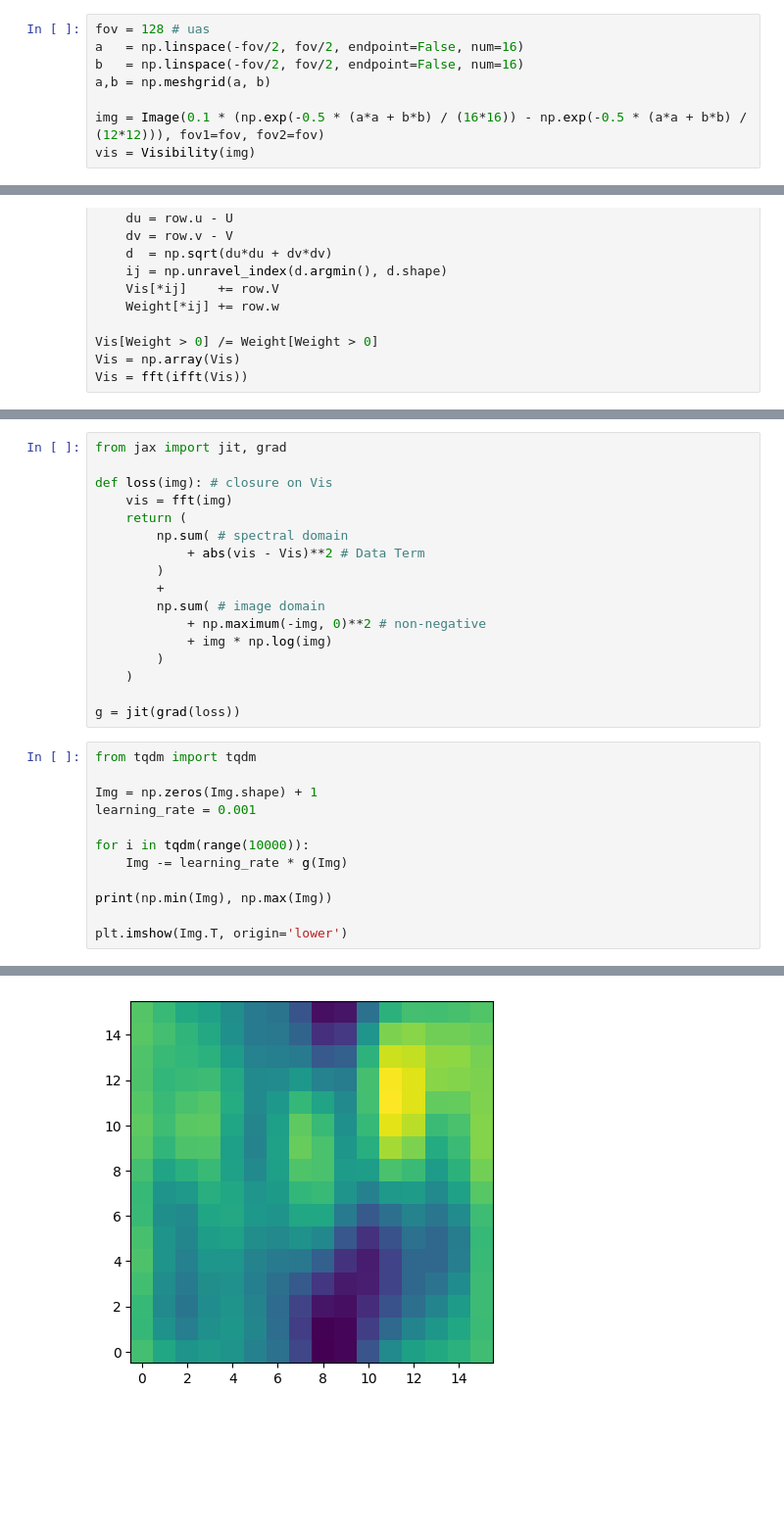
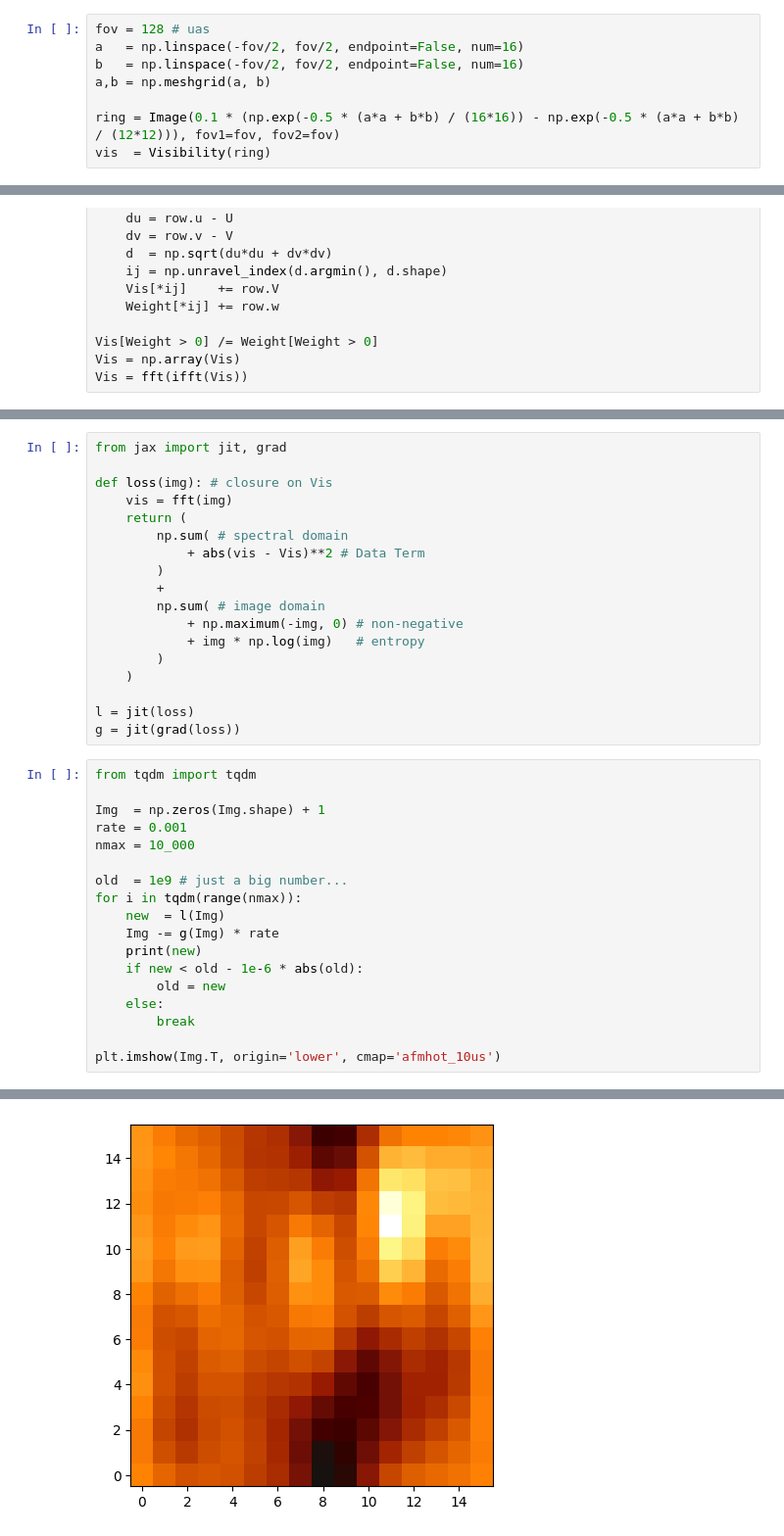
Before and after one commit to rndsrc/img, a Jupyter notebook: img.ipynb, the cells around one changed output, grey strips where cells are left out. Shown at 98% size. Saved outputs shown, nothing was run; the diff lists cells and outputs as text; blank space fills up the shorter version.

```diff
--- a/img.ipynb
+++ b/img.ipynb
@@ -232,7 +232,7 @@ a   = np.linspace(-fov/2, fov/2, endpoint=False, num=16)
 b   = np.linspace(-fov/2, fov/2, endpoint=False, num=16)
 a,b = np.meshgrid(a, b)
 
-img = Image(0.1 * (np.exp(-0.5 * (a*a + b*b) / (16*16)) - np.exp(-0.5 * (a*a + b*b) / (12*12))), fov1=fov, fov2=fov)
-vis = Visibility(img)
+ring = Image(0.1 * (np.exp(-0.5 * (a*a + b*b) / (16*16)) - np.exp(-0.5 * (a*a + b*b) / (12*12))), fov1=fov, fov2=fov)
+vis  = Visibility(ring)
 # %%
 fig, ax = plt.subplots(1,1)
@@ -314,22 +318,29 @@ def loss(img): # closure on Vis
         )
         +
         np.sum( # image domain
-            + np.maximum(-img, 0)**2 # non-negative
-            + img * np.log(img)
+            + np.maximum(-img, 0) # non-negative
+            + img * np.log(img)   # entropy
         )
     )
 
+l = jit(loss)
 g = jit(grad(loss))
 # %%
 from tqdm import tqdm
 
-Img = np.zeros(Img.shape) + 1
-learning_rate = 0.001
+Img  = np.zeros(Img.shape) + 1
+rate = 0.001
+nmax = 10_000
 
-for i in tqdm(range(10000)):
-    Img -= learning_rate * g(Img)
+old  = 1e9 # just a big number...
+for i in tqdm(range(nmax)):
+    new  = l(Img)
+    Img -= g(Img) * rate
+    print(new)
+    if new < old - 1e-6 * abs(old):
+        old = new
+    else:
+        break
 
-print(np.min(Img), np.max(Img))
-
-plt.imshow(Img.T, origin='lower')
+plt.imshow(Img.T, origin='lower', cmap='afmhot_10us')
 # %% [output]
@@ -337,2 +363,2 @@ plt.imshow(Img.T, origin='lower')
 <matplotlib.image.AxesImage at 0x...>
-[figure, old version]
+[figure, new version]
```
Also changed, not shown: parts of 6 cells of this notebook.
